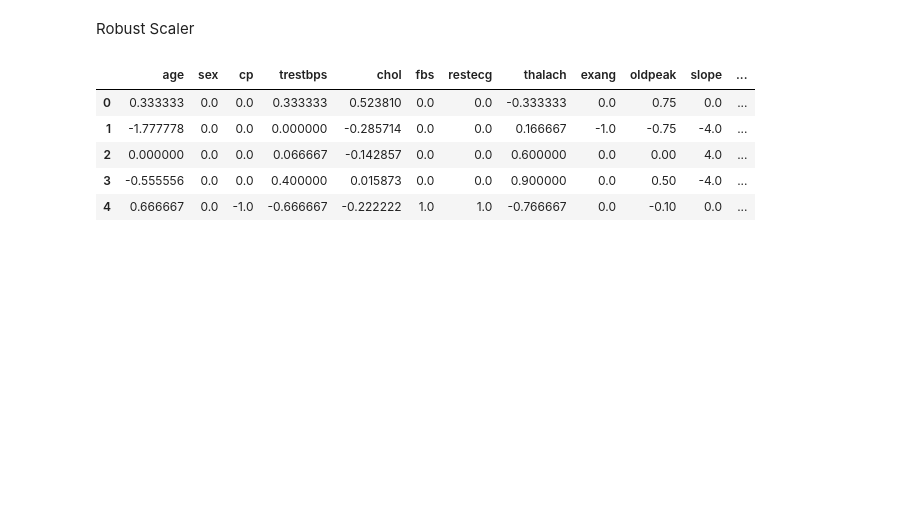
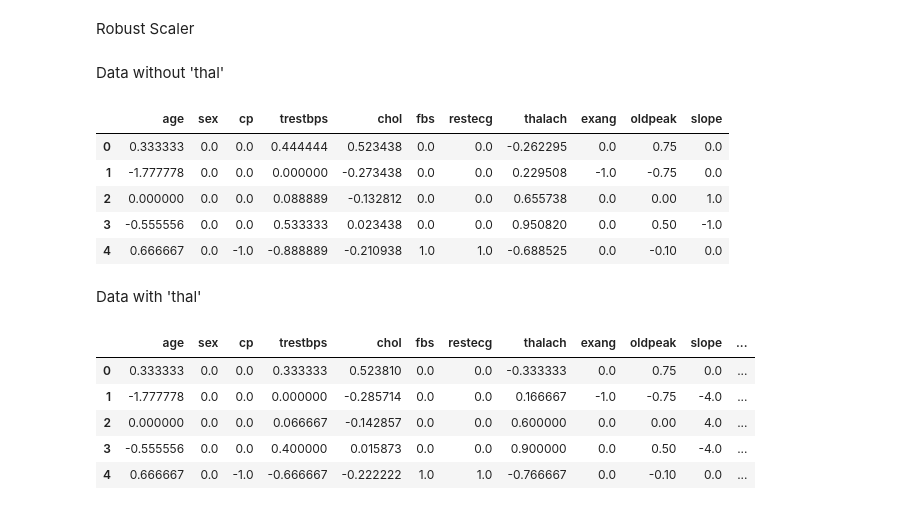
Before and after one commit to moncykurien/evaluation_projects, a Jupyter notebook: Project5_HeartDisease.ipynb, the cells around one changed output. Saved outputs shown, nothing was run; the diff lists cells and outputs as text; code cells hidden in the pictures; blank space fills up the shorter version.

```diff
--- a/Project5_HeartDisease.ipynb
+++ b/Project5_HeartDisease.ipynb
@@ -510,5 +511,8 @@ Ref: https://github.com/AnotherSamWilson/miceforest#Using-miceforest
 # %%
 #Taking a copy of the prepared data
 mice_df = data.copy()
-mice_df.shape
+
+#data without 'thal'
+mice_df1 = data.drop(['thal'], axis=1)
+mice_df1.shape
 # %% [output]
@@ -852,3 +919,8 @@ Observations:
 2. The 'chol' shows a positive skew. This is expected as there are some patients in the dataset with high cholestrol.
 # %% [markdown]
 Converting the variables back to numeric
+# %%
+for col in comp_df1.columns:
+  comp_df1[col]=comp_df1[col].astype(str(df[col].dtypes))
+
+comp_df1.info()
@@ -882,0 +977,3 @@ memory usage: 20.4 KB
+# %%
+x1 = comp_df1.drop(['goal'], axis=1)
+y1 = comp_df1['goal']
@@ -891,6 +990,21 @@ Since we have some natural outliers, RobustScaler might be a good option. Since
 Still I will experiment with RobustScaler vs MinMaxScaler and with and without PowerTransformer to which performs better.
 # %% [markdown]
 Robust Scaler
+# %% [markdown]
+Data without 'thal'
+# %%
+rs1 = RobustScaler()
+x_rs1 = rs1.fit_transform(x1)
+pd.DataFrame(x_rs1, columns=comp_df1.drop(['goal'],axis=1).columns).head()
+# %% [output]
+|  | age | sex | cp | trestbps | chol | fbs | restecg | thalach | exang | oldpeak | slope |
+| 0 | 0.333333 | 0.0 | 0.0 | 0.444444 | 0.523438 | 0.0 | 0.0 | -0.262295 | 0.0 | 0.75 | 0.0 |
+| 1 | -1.777778 | 0.0 | 0.0 | 0.000000 | -0.273438 | 0.0 | 0.0 | 0.229508 | -1.0 | -0.75 | 0.0 |
+| 2 | 0.000000 | 0.0 | 0.0 | 0.088889 | -0.132812 | 0.0 | 0.0 | 0.655738 | 0.0 | 0.00 | 1.0 |
+| 3 | -0.555556 | 0.0 | 0.0 | 0.533333 | 0.023438 | 0.0 | 0.0 | 0.950820 | 0.0 | 0.50 | -1.0 |
+| 4 | 0.666667 | 0.0 | -1.0 | -0.888889 | -0.210938 | 1.0 | 1.0 | -0.688525 | 0.0 | -0.10 | 0.0 |
+# %% [markdown]
+Data with 'thal'
 # %%
 rs = RobustScaler()
 x_rs = rs.fit_transform(x)
```
Also changed, not shown: parts of 39 cells of this notebook.
